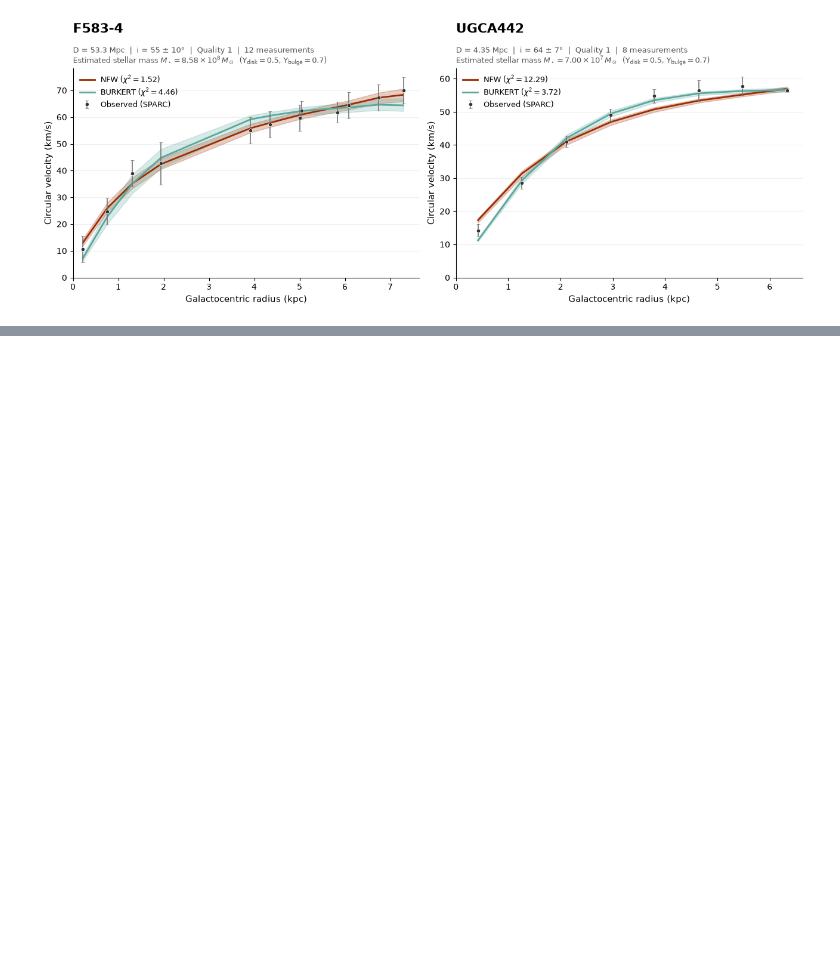
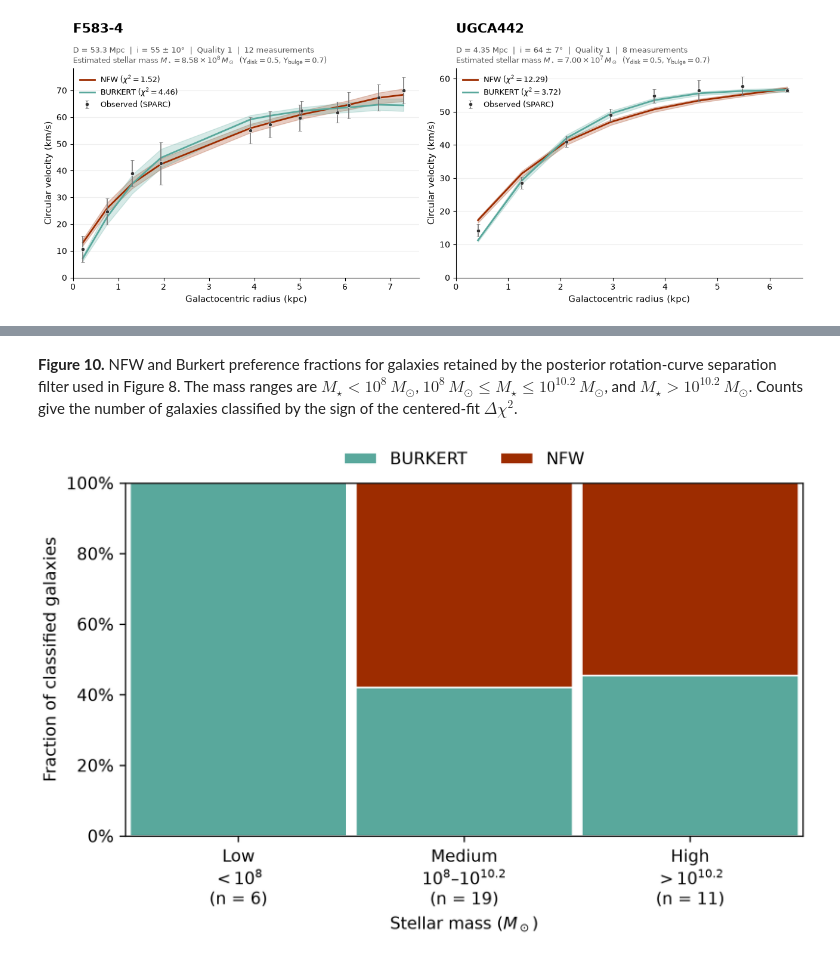
Before and after one commit to trishatalp/phys_474_halos, a Jupyter notebook: notebooks/7_report_figures.ipynb, the cells around one changed output, grey strips where cells are left out. Saved outputs shown, nothing was run; the diff lists cells and outputs as text; code cells hidden in the pictures; blank space fills up the shorter version.

```diff
--- a/notebooks/7_report_figures.ipynb
+++ b/notebooks/7_report_figures.ipynb
@@ -396,0 +614,6 @@ show_figure(plot_examples(with_bands=True), "example_rotation_curves_mcmc")
+# %% [markdown]
+**Figure 10.** NFW and Burkert preference fractions for galaxies retained by the posterior rotation-curve separation filter used in Figure 8. The mass ranges are $M_\star<10^8\,M_\odot$, $10^8\,M_\odot\leq M_\star\leq10^{10.2}\,M_\odot$, and $M_\star>10^{10.2}\,M_\odot$. Counts give the number of galaxies classified by the sign of the centered-fit $\Delta\chi^2$.
+# %%
+show_figure(plot_three_bins(three_retained), "halo_preference_three_bins_mcmc")
+# %% [output]
+[figure, added]
```
Also changed, not shown: parts of 9 cells of this notebook, 15 other files.
